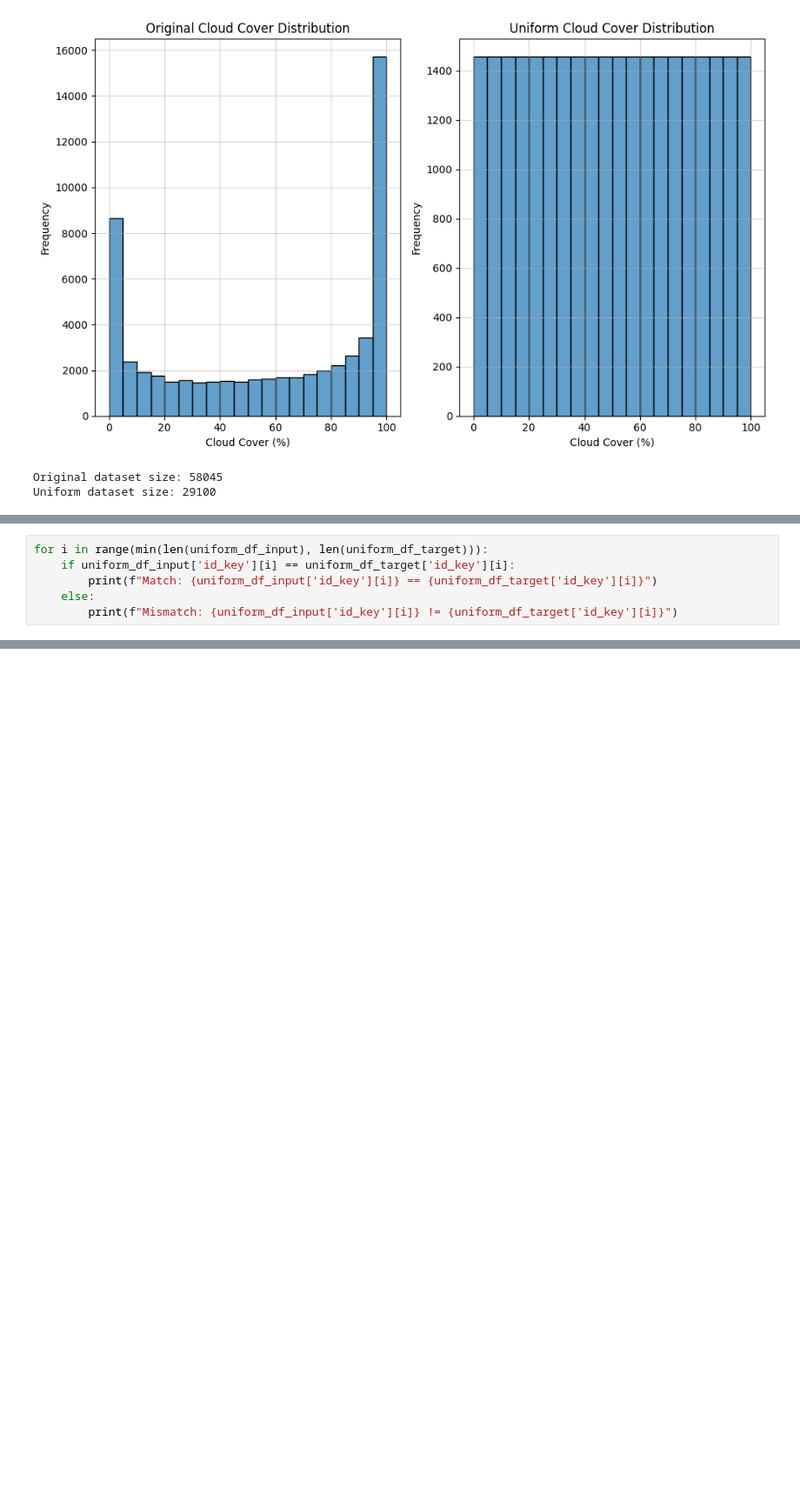
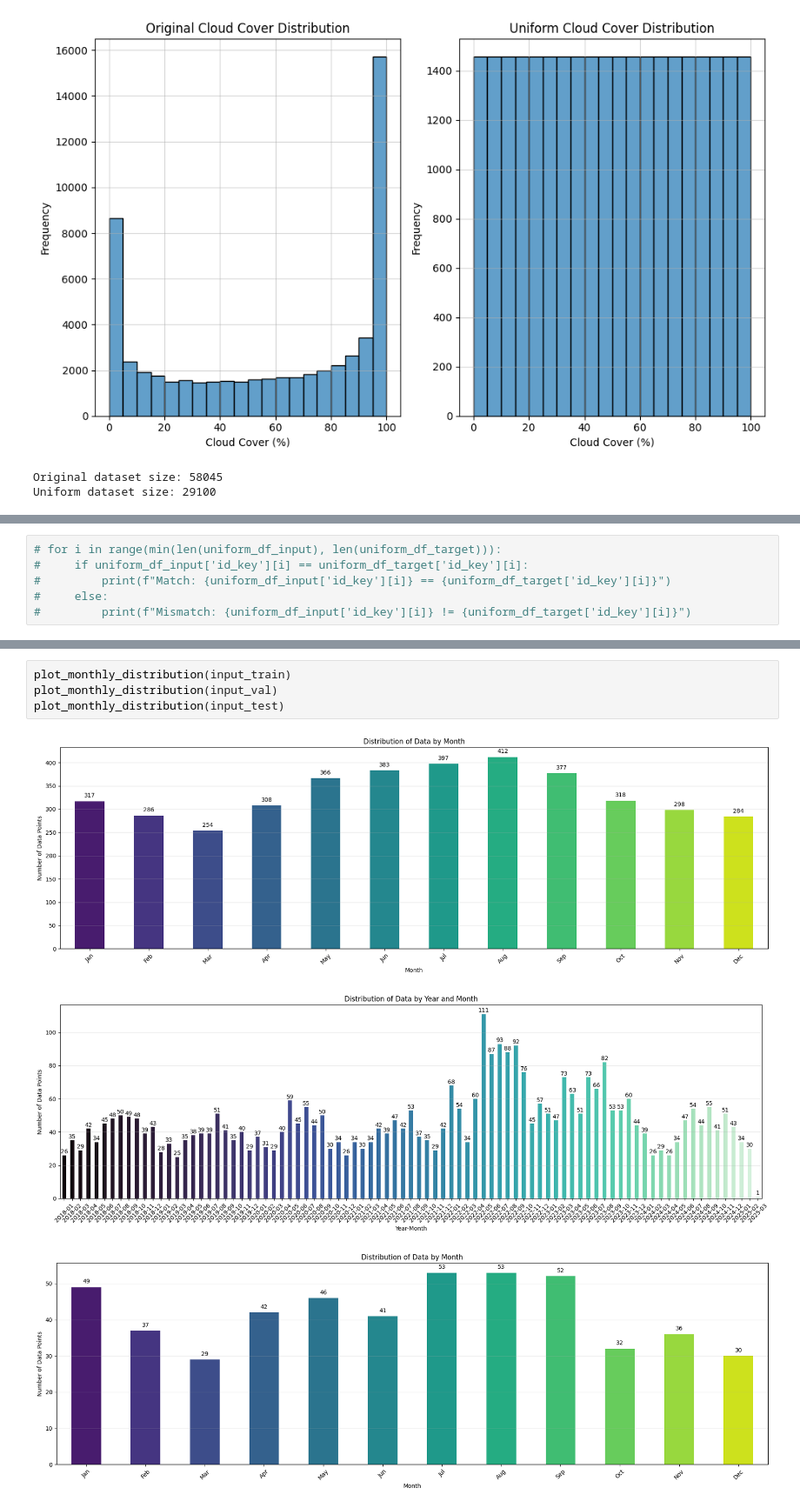
Before and after one commit to sebastien-tetaud/sentinel-2-ai-processor, a Jupyter notebook: dataset/notebook/prepare-dataset-v1.ipynb, the cells around one changed output, grey strips where cells are left out. Shown at 87% size. Drawn from its saved outputs; the diff is of its cells as text; blank space fills up the shorter version.

```diff
--- a/dataset/notebook/prepare-dataset-v1.ipynb
+++ b/dataset/notebook/prepare-dataset-v1.ipynb
@@ -164,6 +152,6 @@ uniform_df_target = uniform_df_target.reset_index(drop=True)
 # %%
-for i in range(min(len(uniform_df_input), len(uniform_df_target))):
-    if uniform_df_input['id_key'][i] == uniform_df_target['id_key'][i]:
-        print(f"Match: {uniform_df_input['id_key'][i]} == {uniform_df_target['id_key'][i]}")
-    else:
-        print(f"Mismatch: {uniform_df_input['id_key'][i]} != {uniform_df_target['id_key'][i]}")
+# for i in range(min(len(uniform_df_input), len(uniform_df_target))):
+#     if uniform_df_input['id_key'][i] == uniform_df_target['id_key'][i]:
+#         print(f"Match: {uniform_df_input['id_key'][i]} == {uniform_df_target['id_key'][i]}")
+#     else:
+#         print(f"Mismatch: {uniform_df_input['id_key'][i]} != {uniform_df_target['id_key'][i]}")
@@ -492,0 +407,8 @@ Splits saved to /mnt/disk/dataset/sentinel-ai-processor/V2
+# %%
+plot_monthly_distribution(input_train)
+plot_monthly_distribution(input_val)
+plot_monthly_distribution(input_test)
+# %% [output]
+[figure, added]
+[figure, added]
+[figure, added]
```
Also changed, not shown: parts of 18 cells of this notebook, 1 other file.
